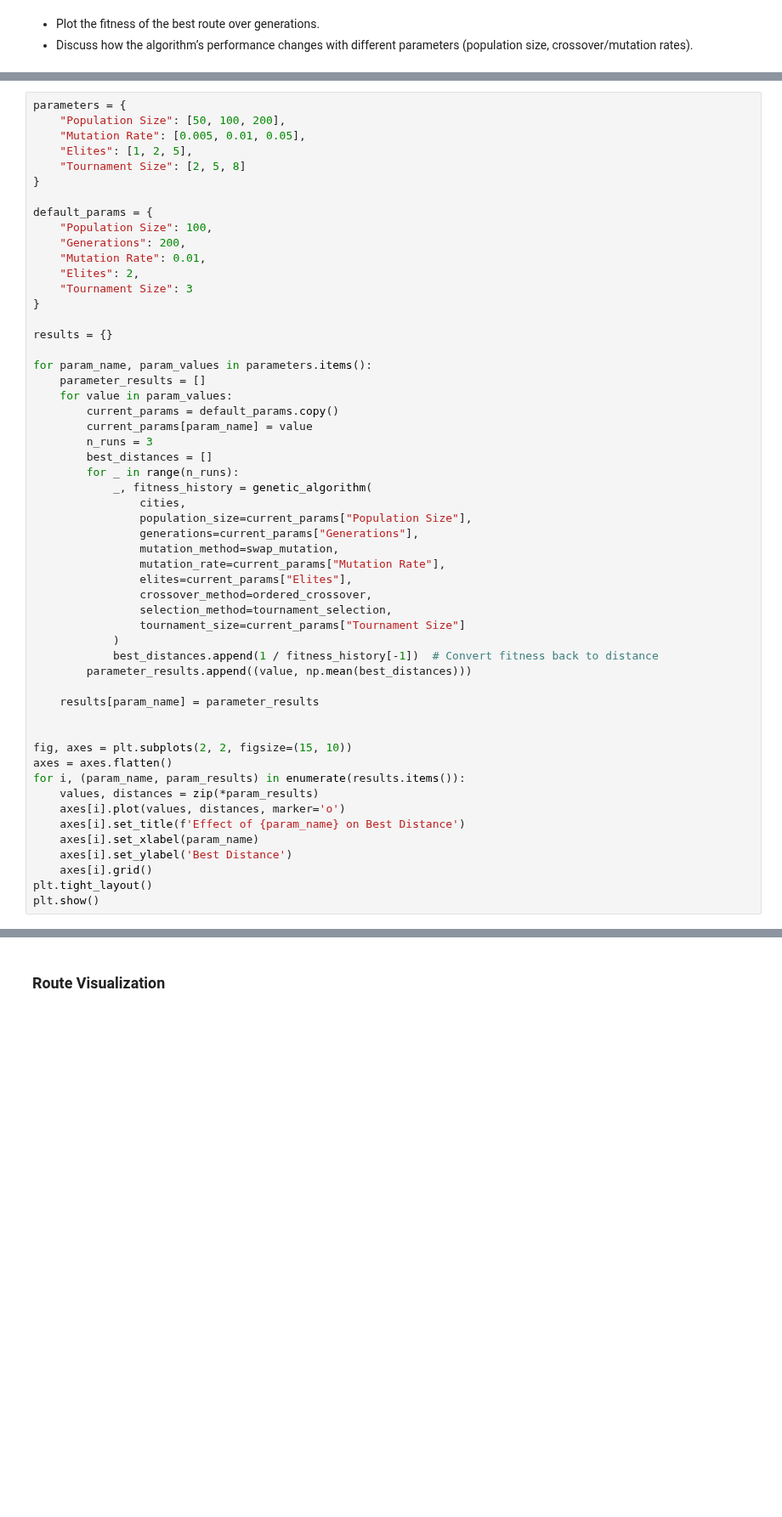
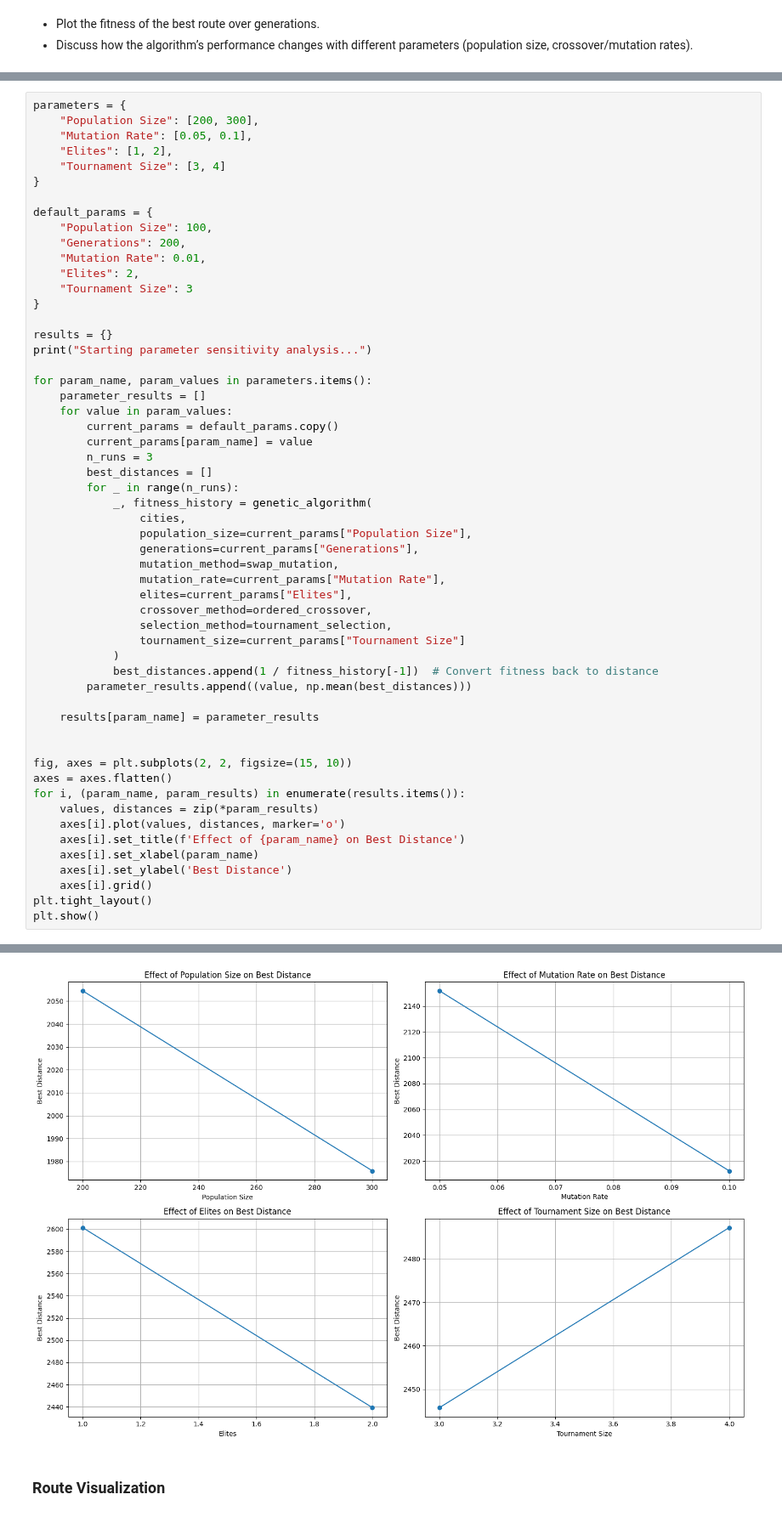
Before and after one commit to LosDelDGIIM/LosDelDGIIM.github.io, a Jupyter notebook: subjects/Erasmus-DUE/GKI/Exercises/Exercise4.ipynb, the cells around one changed output, grey strips where cells are left out. Shown at 85% size. Cells and saved outputs as stored; diff of their text form; blank space fills up the shorter version.

```diff
--- a/subjects/Erasmus-DUE/GKI/Exercises/Exercise4.ipynb
+++ b/subjects/Erasmus-DUE/GKI/Exercises/Exercise4.ipynb
@@ -318,9 +322,9 @@ plt.show()
 # %%
 parameters = {
-    "Population Size": [50, 100, 200],
-    "Mutation Rate": [0.005, 0.01, 0.05],
-    "Elites": [1, 2, 5],
-    "Tournament Size": [2, 5, 8]
+    "Population Size": [200, 300],
+    "Mutation Rate": [0.05, 0.1],
+    "Elites": [1, 2],
+    "Tournament Size": [3, 4]
 }
 
 default_params = {
@@ -332,6 +336,7 @@ default_params = {
 }
 
 results = {}
+print("Starting parameter sensitivity analysis...")
 
 for param_name, param_values in parameters.items():
     parameter_results = []
@@ -383,3 +395,4 @@ KeyboardInterrupt:
+[figure, added]
 # %% [markdown]
 ### Route Visualization
 # %% [markdown]
```
Also changed, not shown: parts of 5 cells of this notebook.
